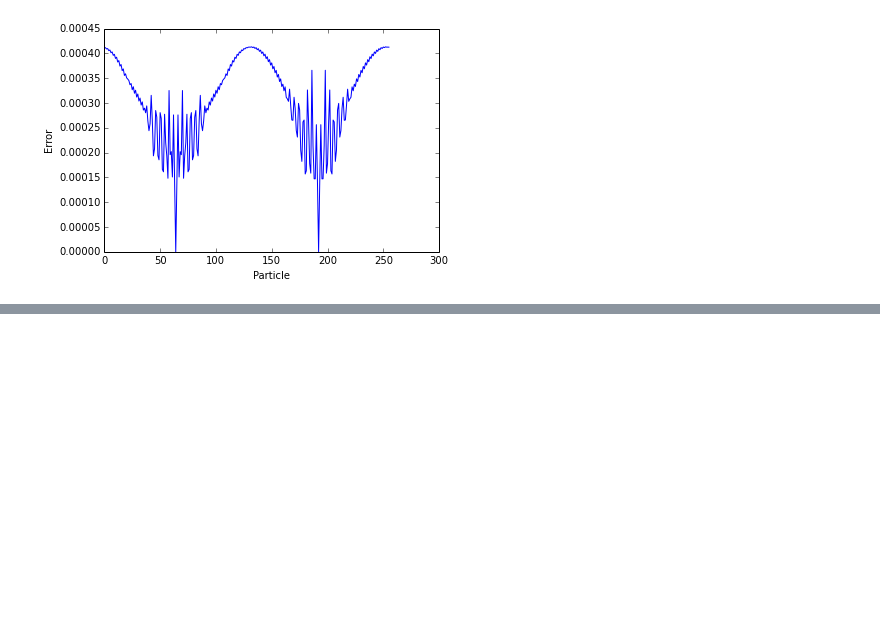
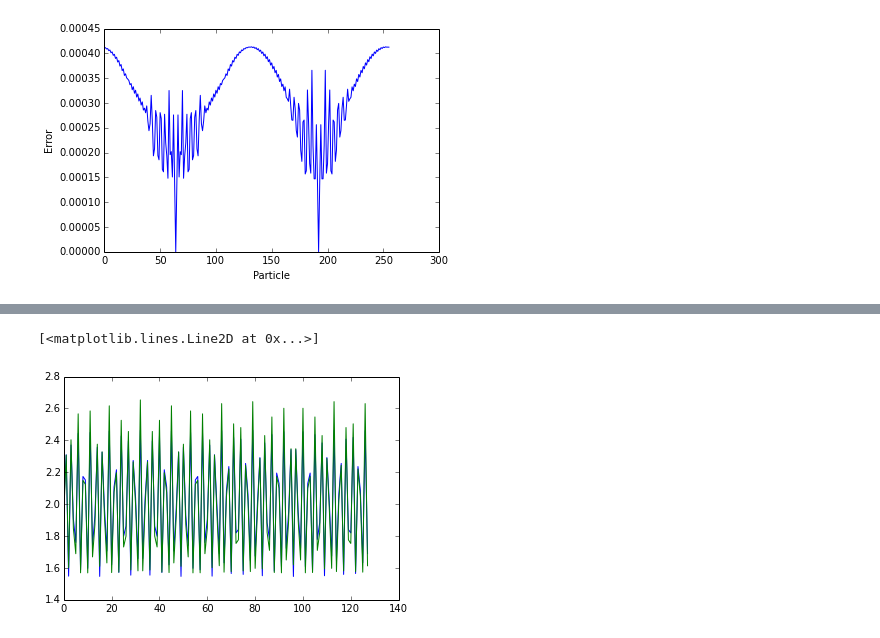
Before and after one commit to shigh/pyes1, a Jupyter notebook: pyes1/1d2v-S.ipynb, the cells around one changed output, grey strips where cells are left out. Cells and saved outputs as stored; diff of their text form; code cells hidden in the pictures; blank space fills up the shorter version.

Commit message:
Corrected weight_S2

```diff
--- a/pyes1/1d2v-S.ipynb
+++ b/pyes1/1d2v-S.ipynb
@@ -108,0 +70,8 @@ plt.plot(pwm.xp[:,10])
+# %%
+xp = np.ascontiguousarray(pwm.xp[0])
+qv = np.ascontiguousarray(np.ones_like(xp, dtype=np.float64))
+plt.plot(weight_S2(xp, qv, pwm.nx, pwm.L))
+plt.plot(weight_cic(xp, qv, pwm.nx, pwm.L))
+# %% [output]
+[<matplotlib.lines.Line2D at 0x...>]
+[figure, added]
```
Also changed, not shown: parts of 3 cells of this notebook, 2 other files.
